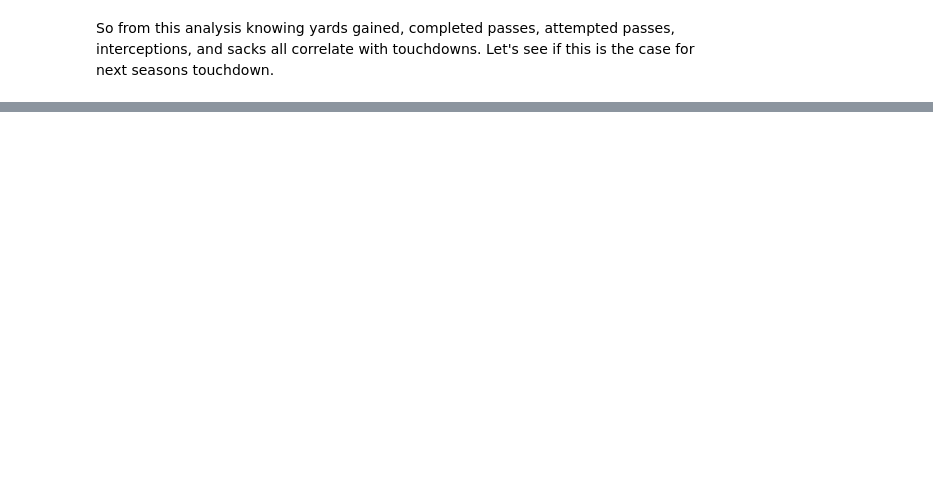
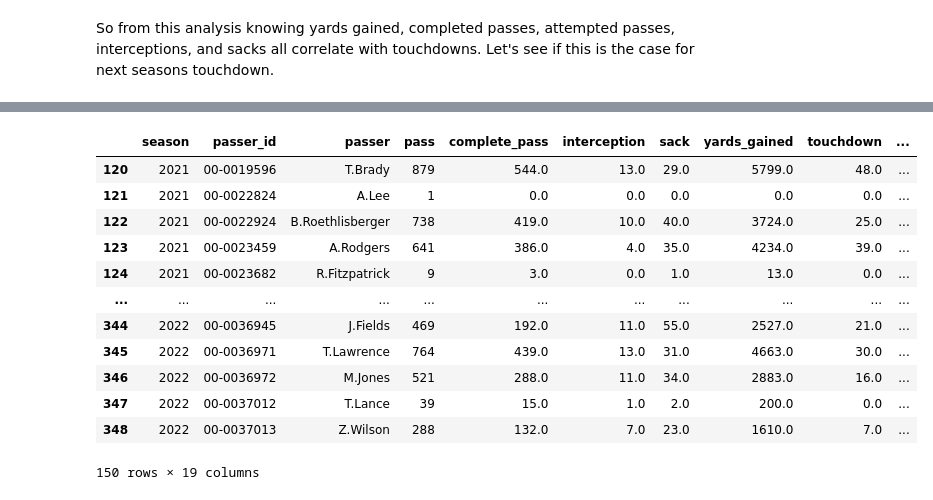
Before and after one commit to Lynch08/Machine_Learning_And_Statistics_2023, a Jupyter notebook: regression.ipynb, the cells around one changed output, grey strips where cells are left out. Drawn from its saved outputs; the diff is of its cells as text; code cells hidden in the pictures; blank space fills up the shorter version.

```diff
--- a/regression.ipynb
+++ b/regression.ipynb
@@ -533,8 +702,22 @@ target = 'touchdown'
 # %%
 # Let's make a subset of data that has
 # no null values
-model_data = (new_qb_df
-              .dropna(subset=features+[target]))
+model_data = (new_qb_df.dropna(subset=features+[target]))
+model_data
+# %% [output]
+|  | season | passer_id | passer | pass | complete_pass | interception | sack | yards_gained | touchdown | ... |
+| 120 | 2021 | 00-0019596 | T.Brady | 879 | 544.0 | 13.0 | 29.0 | 5799.0 | 48.0 | ... |
+| 121 | 2021 | 00-0022824 | A.Lee | 1 | 0.0 | 0.0 | 0.0 | 0.0 | 0.0 | ... |
+| 122 | 2021 | 00-0022924 | B.Roethlisberger | 738 | 419.0 | 10.0 | 40.0 | 3724.0 | 25.0 | ... |
+| 123 | 2021 | 00-0023459 | A.Rodgers | 641 | 386.0 | 4.0 | 35.0 | 4234.0 | 39.0 | ... |
+| 124 | 2021 | 00-0023682 | R.Fitzpatrick | 9 | 3.0 | 0.0 | 1.0 | 13.0 | 0.0 | ... |
+| ... | ... | ... | ... | ... | ... | ... | ... | ... | ... | ... |
+| 344 | 2022 | 00-0036945 | J.Fields | 469 | 192.0 | 11.0 | 55.0 | 2527.0 | 21.0 | ... |
+| 345 | 2022 | 00-0036971 | T.Lawrence | 764 | 439.0 | 13.0 | 31.0 | 4663.0 | 30.0 | ... |
+| 346 | 2022 | 00-0036972 | M.Jones | 521 | 288.0 | 11.0 | 34.0 | 2883.0 | 16.0 | ... |
+| 347 | 2022 | 00-0037012 | T.Lance | 39 | 15.0 | 1.0 | 2.0 | 200.0 | 0.0 | ... |
+| 348 | 2022 | 00-0037013 | Z.Wilson | 288 | 132.0 | 7.0 | 23.0 | 1610.0 | 7.0 | ... |
+150 rows × 19 columns
 # %%
 # train on 2021 data
 train_data = (model_data
```
Also changed, not shown: parts of 44 cells of this notebook, 2 other files.
